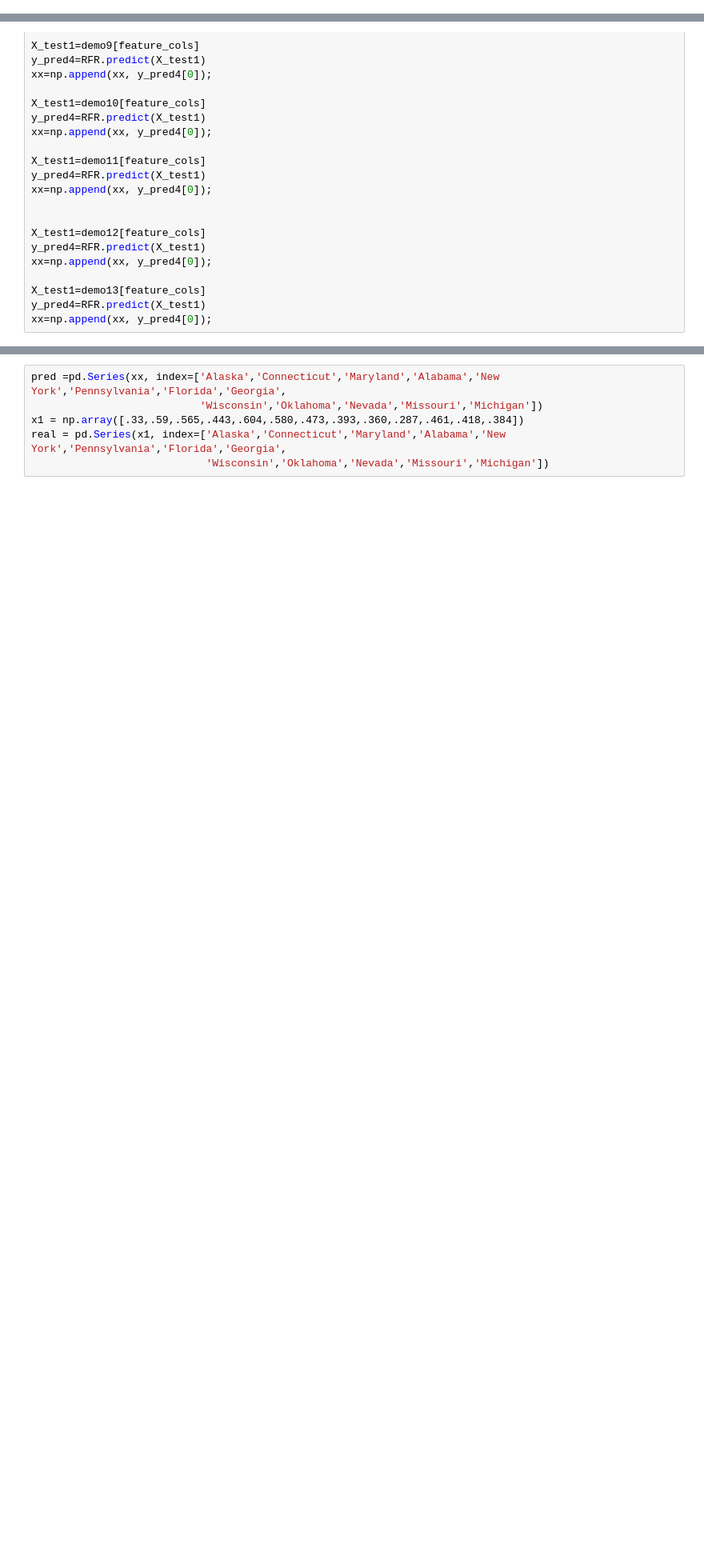
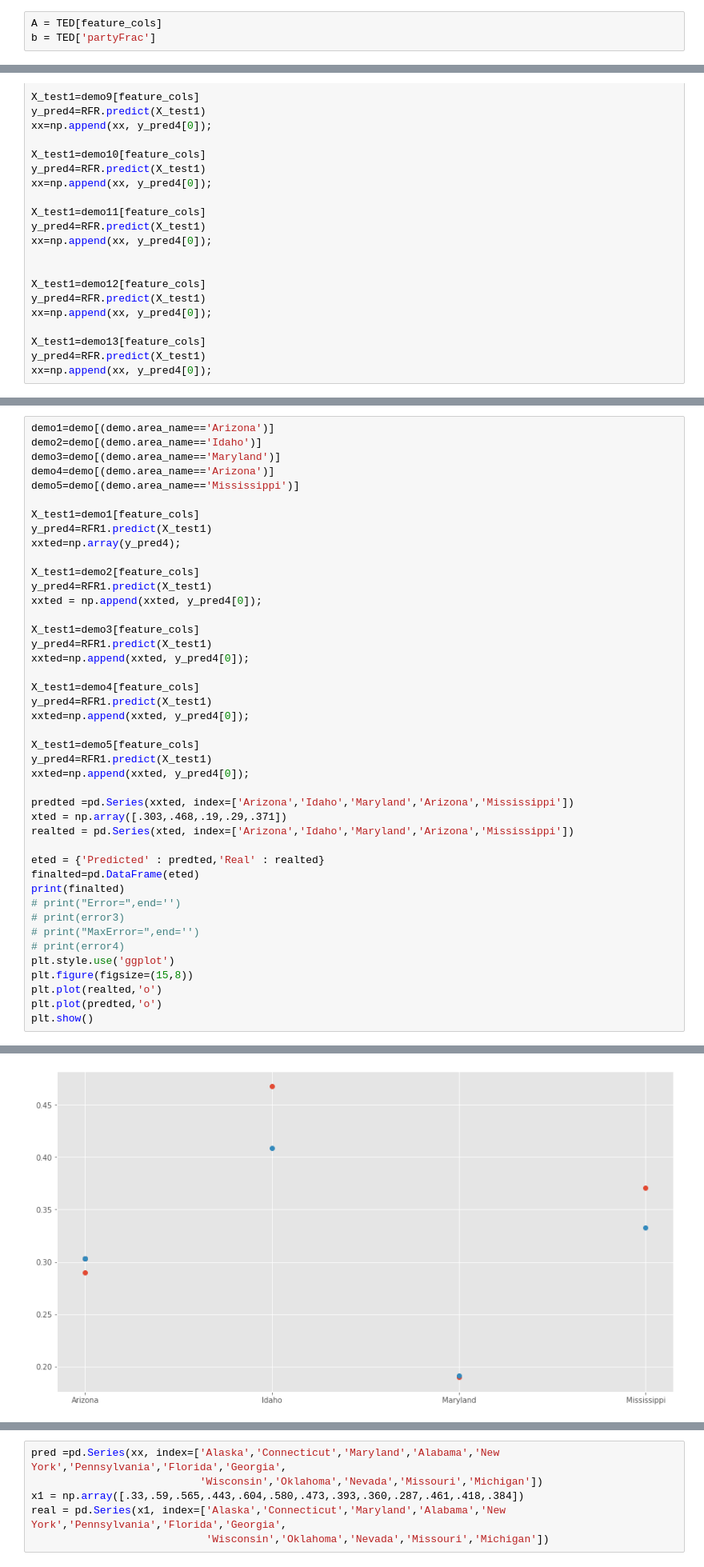
Before and after one commit to AdamMuhammad01/FinalProject_RepublicanAnalysisPredict, a Jupyter notebook: model.ipynb, the cells around one changed output, grey strips where cells are left out. Shown: that part at 80% size. Cells and saved outputs as stored; diff of their text form; blank space fills up the shorter version.

```diff
--- a/model.ipynb
+++ b/model.ipynb
@@ -98,3 +85,6 @@ y = DNT.partyFrac
+# %%
+A = TED[feature_cols]
+b = TED['partyFrac']
 # %%
 from sklearn.linear_model import LinearRegression, Ridge, Lasso, ElasticNet
 from sklearn.ensemble import RandomForestRegressor
@@ -263,0 +295,44 @@ xx=np.append(xx, y_pred4[0]);
+# %%
+demo1=demo[(demo.area_name=='Arizona')]
+demo2=demo[(demo.area_name=='Idaho')]
+demo3=demo[(demo.area_name=='Maryland')]
+demo4=demo[(demo.area_name=='Arizona')]
+demo5=demo[(demo.area_name=='Mississippi')]
+
+X_test1=demo1[feature_cols]
+y_pred4=RFR1.predict(X_test1)
+xxted=np.array(y_pred4);
+
+X_test1=demo2[feature_cols]
+y_pred4=RFR1.predict(X_test1)
+xxted = np.append(xxted, y_pred4[0]);
+
+X_test1=demo3[feature_cols]
+y_pred4=RFR1.predict(X_test1)
+xxted=np.append(xxted, y_pred4[0]);
+
+X_test1=demo4[feature_cols]
+y_pred4=RFR1.predict(X_test1)
+xxted=np.append(xxted, y_pred4[0]);
+
+X_test1=demo5[feature_cols]
+y_pred4=RFR1.predict(X_test1)
+xxted=np.append(xxted, y_pred4[0]);
+
+predted =pd.Series(xxted, index=['Arizona','Idaho','Maryland','Arizona','Mississippi'])
+xted = np.array([.303,.468,.19,.29,.371])
+realted = pd.Series(xted, index=['Arizona','Idaho','Maryland','Arizona','Mississippi'])
+
+eted = {'Predicted' : predted,'Real' : realted}
+finalted=pd.DataFrame(eted)
+print(finalted)
+# print("Error=",end='')
+# print(error3)
+# print("MaxError=",end='')
+# print(error4)
+plt.style.use('ggplot')
+plt.figure(figsize=(15,8))
+plt.plot(realted,'o')
+plt.plot(predted,'o')
+plt.show()
+# %% [output]
@@ -264 +345,2 @@ xx=np.append(xx, y_pred4[0]);
+[figure, added]
 # %%
```
Also changed, not shown: parts of 37 cells of this notebook, 2 other files.
